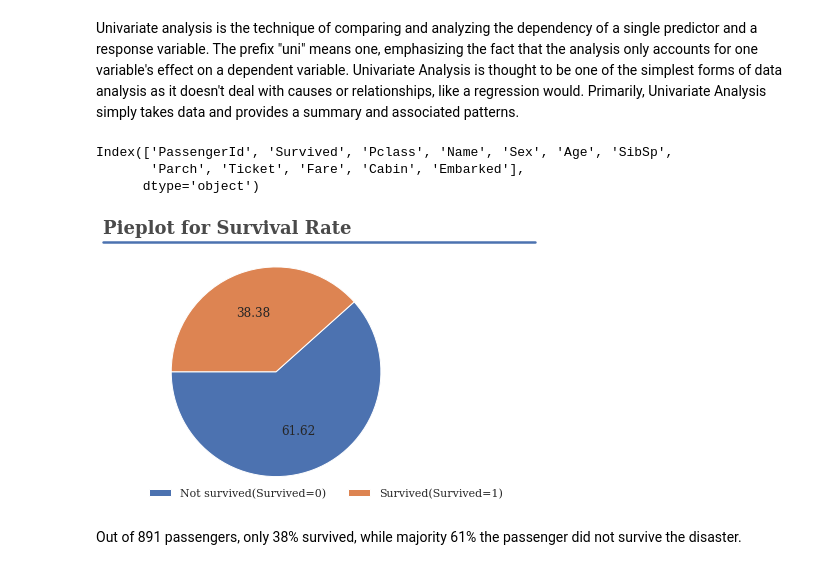
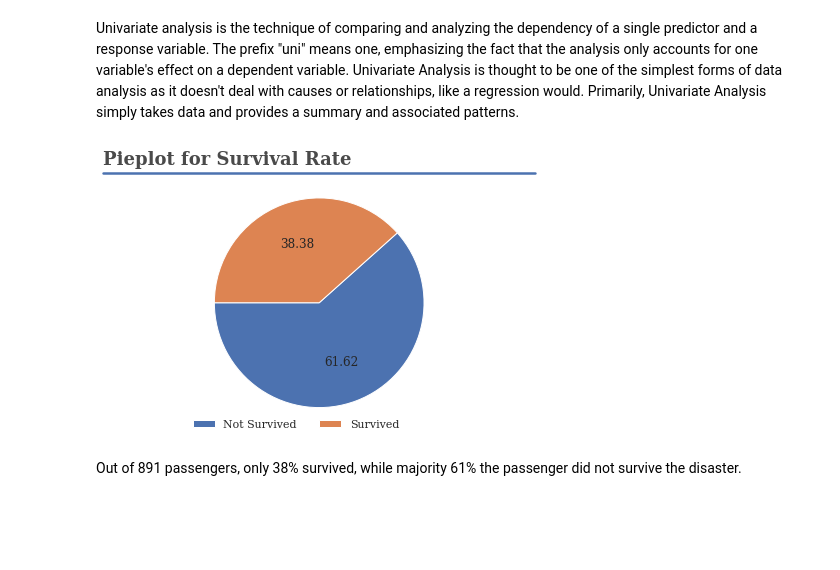
Before and after one commit to progrkaushl/Data-Science-Projects, a Jupyter notebook: Titanic Disaster/titanic.ipynb, the cells around one changed output. Saved outputs shown, nothing was run; the diff lists cells and outputs as text; code cells hidden in the pictures; blank space fills up the shorter version.

```diff
--- a/Titanic Disaster/titanic.ipynb
+++ b/Titanic Disaster/titanic.ipynb
@@ -90,8 +89,11 @@ Before starting out data exploration and analysis part, first we can define impo
 # Consistent plots
 from pylab import rcParams
 
-rcParams['figure.figsize'] = 20,5
+rcParams['figure.figsize'] = 10,5
 rcParams['xtick.labelsize'] = 9
 rcParams['ytick.labelsize'] = 9
 rcParams['axes.labelsize'] = 10
+rcParams['axes.grid.axis'] = 'y'
+rcParams['grid.linestyle'] = '--'
+rcParams['grid.alpha'] = '0.4'
 # %% [markdown]
@@ -99,5 +100,0 @@ rcParams['axes.labelsize'] = 10
-# %%
-custom_colors = ["#ffa69e","#aed9e0","#b8f2e6","#5e6472","#faf3dd"]
-customPalette = sns.set_palette(sns.color_palette(custom_colors))
-sns.palplot(sns.color_palette(custom_colors),size=1)
-plt.tick_params(axis='both', labelsize=0, length = 0)
@@ -105,0 +104,4 @@ plt.tick_params(axis='both', labelsize=0, length = 0)
+# %%
+# set color palette to discrete color palette
+customPalette = sns.color_palette('Pastel1')
+sns.set_palette(sns.color_palette(customPalette))
@@ -198,37 +216,30 @@ train_data.describe(include=['number'])
 #### Univariate Analysis
 # %% [markdown]
 Univariate analysis is the technique of comparing and analyzing the dependency of a single predictor and a response variable. The prefix "uni" means one, emphasizing the fact that the analysis only accounts for one variable's effect on a dependent variable. Univariate Analysis is thought to be one of the simplest forms of data analysis as it doesn't deal with causes or relationships, like a regression would. Primarily, Univariate Analysis simply takes data and provides a summary and associated patterns.
-# %%
-train_data.columns
-# %% [output]
-Index(['PassengerId', 'Survived', 'Pclass', 'Name', 'Sex', 'Age', 'SibSp',
-       'Parch', 'Ticket', 'Fare', 'Cabin', 'Embarked'],
-      dtype='object')
+# %%
+survive_per = df_eda['Survived'].value_counts(normalize=True)
 # %%
 fig, ax = plt.subplots(nrows=1, ncols=1, figsize=(6, 4))
-
-survive_per = train_data['Survived'].value_counts(normalize=True)
 
 survive_per.plot(kind='pie',
                  autopct='%.2f',
                  labels=None,
                  startangle = 180)
 
 ax.set(ylabel='')
 
 # add horizontal line
 line = lines.Line2D([0, 1], [0.95, 0.95], transform=fig.transFigure, zorder=1000, figure=fig)
 fig.lines.extend([line])
 
 # add figure text
 fig.text(0, 0.98, 'Pieplot for Survival Rate', fontdict=fig_title_prop)
 
-labels=['Not survived(Survived=0)', 'Survived(Survived=1)']
-plt.legend(labels = labels, loc=(0,0), edgecolor='None', ncol=2, bbox_transform=True)
+plt.legend(labels=['Not Survived', 'Survived'], loc=(0,0), edgecolor='None', ncol=2, bbox_transform=True)
 plt.tight_layout()
 plt.show()
 # %% [output]
-[figure, old version]
+[figure, new version]
 # %% [markdown]
 Out of 891 passengers, only 38% survived, while majority 61% the passenger did not survive the disaster.
 # %%
```
Also changed, not shown: parts of 146 cells of this notebook, 1 other file.
